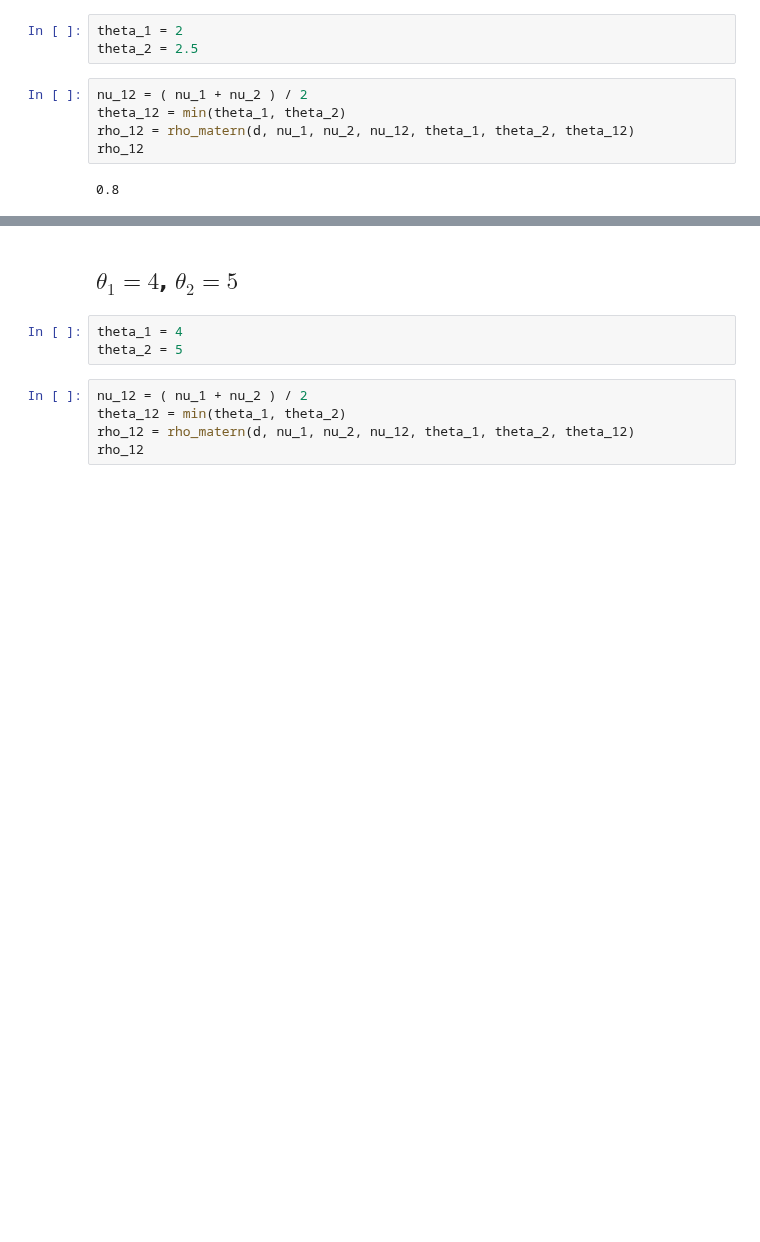
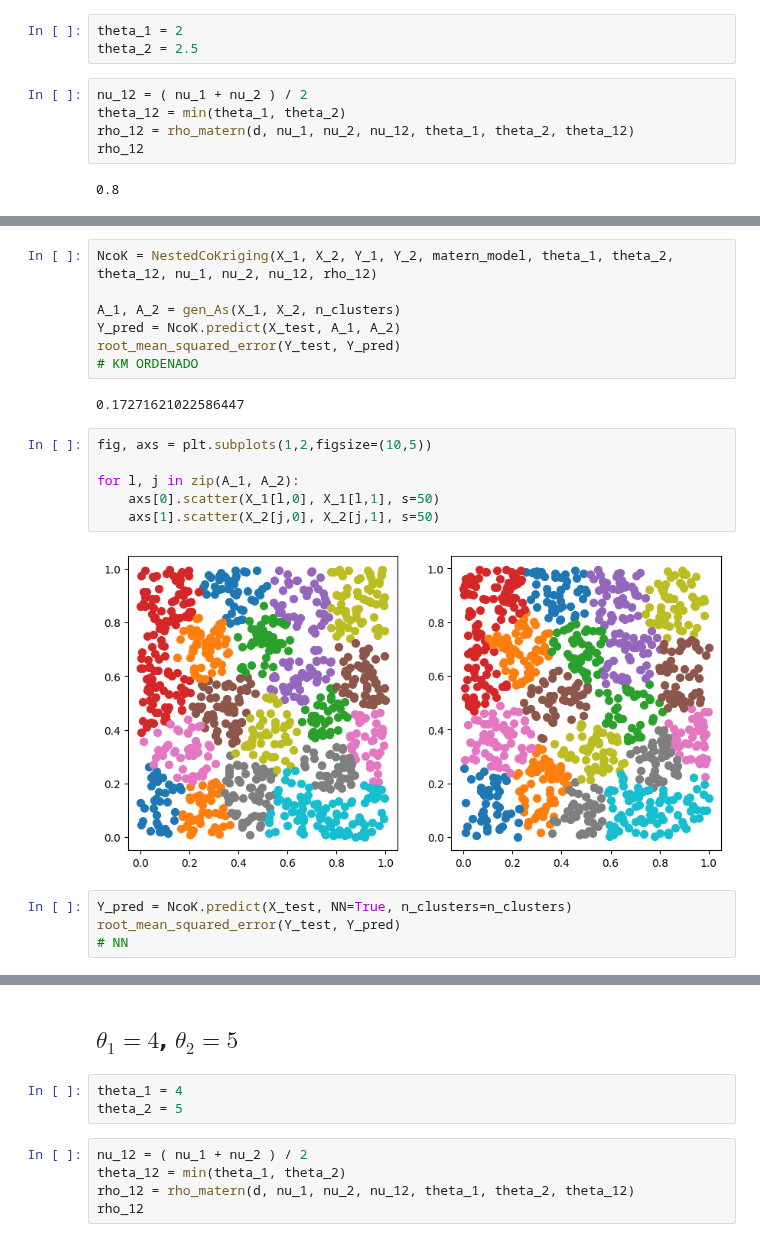
Before and after one commit to AlejandroVillazonG/NestedCoKriging, a Jupyter notebook: experiments_d_2.ipynb, the cells around one changed output, grey strips where cells are left out. Cells and saved outputs as stored; diff of their text form; blank space fills up the shorter version.

```diff
--- a/experiments_d_2.ipynb
+++ b/experiments_d_2.ipynb
@@ -362,0 +87,21 @@ plt.xticks(range(1, 1 + len(ns_clusters)),
+# %%
+NcoK = NestedCoKriging(X_1, X_2, Y_1, Y_2, matern_model, theta_1, theta_2, theta_12, nu_1, nu_2, nu_12, rho_12)
+
+A_1, A_2 = gen_As(X_1, X_2, n_clusters)
+Y_pred = NcoK.predict(X_test, A_1, A_2)
+root_mean_squared_error(Y_test, Y_pred)
+# KM ORDENADO
+# %% [output]
+0.17271621022586447
+# %%
+fig, axs = plt.subplots(1,2,figsize=(10,5))
+
+for l, j in zip(A_1, A_2):
+    axs[0].scatter(X_1[l,0], X_1[l,1], s=50)
+    axs[1].scatter(X_2[j,0], X_2[j,1], s=50)
+# %% [output]
+[figure, added]
+# %%
+Y_pred = NcoK.predict(X_test, NN=True, n_clusters=n_clusters)
+root_mean_squared_error(Y_test, Y_pred)
+# NN
```
Also changed, not shown: parts of 144 cells of this notebook, 1 other file.
